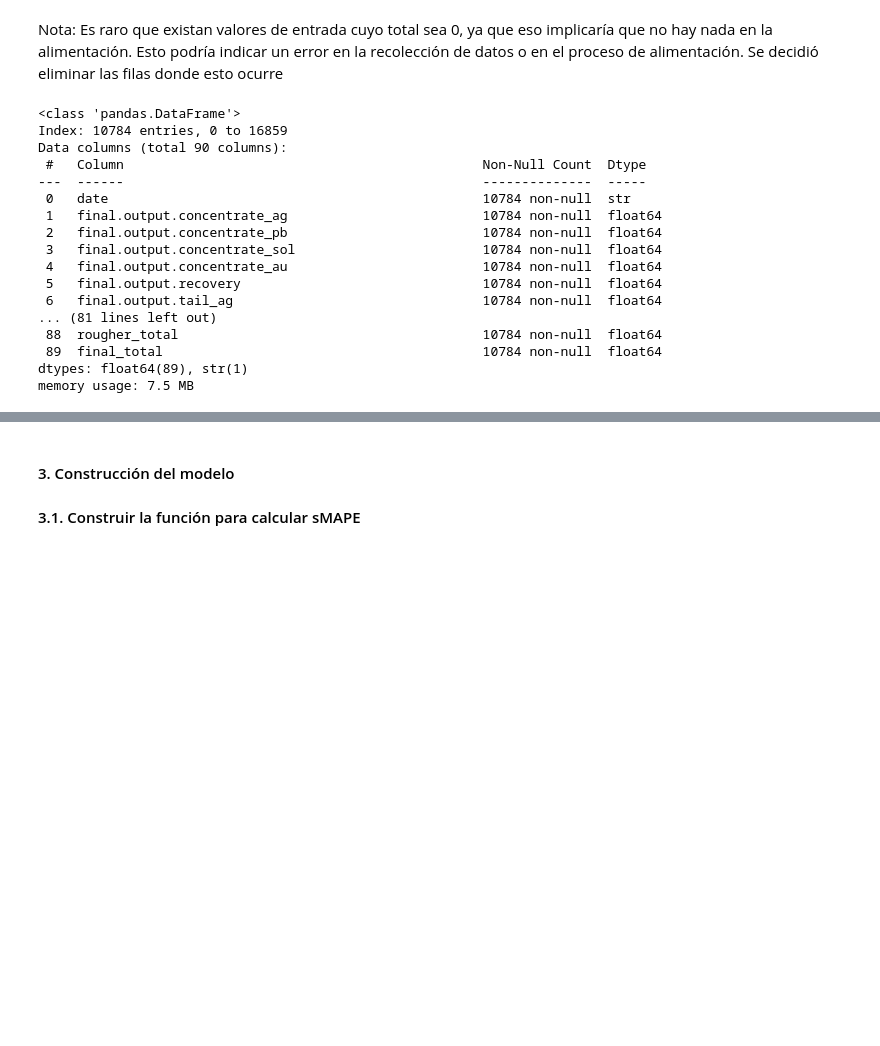
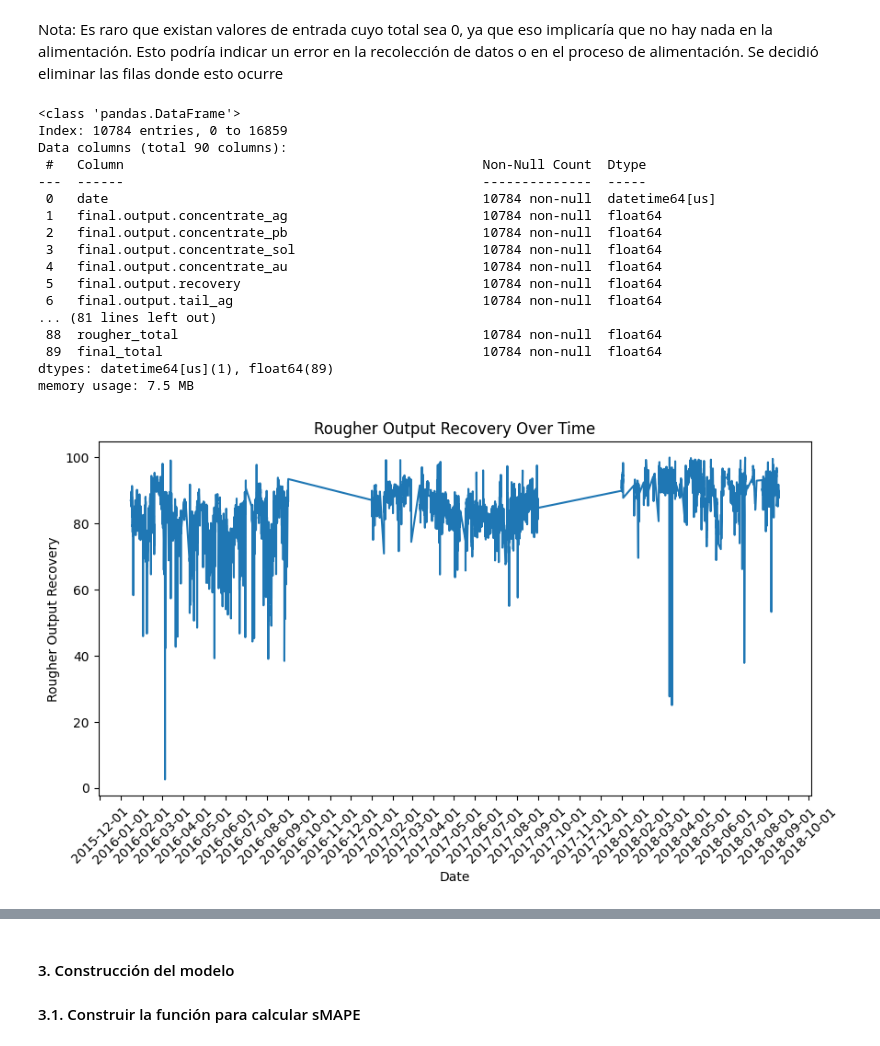
Before and after one commit to Fernandojbf123/proceso_de_extraccion_de_oro, a Jupyter notebook: main.ipynb, the cells around one changed output, grey strips where cells are left out. Drawn from its saved outputs; the diff is of its cells as text; code cells hidden in the pictures; blank space fills up the shorter version.

```diff
--- a/main.ipynb
+++ b/main.ipynb
@@ -82,6 +84,9 @@ Data columns (total 53 columns):
  52  secondary_cleaner.state.floatbank6_a_level  5840 non-null   float64
 dtypes: float64(52), str(1)
 memory usage: 2.4 MB
+# %%
+training_data["date"] = pd.to_datetime(training_data["date"], format="%Y-%m-%d %H:%M:%S")
+test_data["date"] = pd.to_datetime(test_data["date"], format="%Y-%m-%d %H:%M:%S")
 # %% [markdown]
 #### Conclusiones de 1.1
 
@@ -413,7 +414,7 @@ Index: 10784 entries, 0 to 16859
 Data columns (total 90 columns):
  #   Column                                              Non-Null Count  Dtype
 ---  ------                                              --------------  -----
- 0   date                                                10784 non-null  str
+ 0   date                                                10784 non-null  datetime64[us]
  1   final.output.concentrate_ag                         10784 non-null  float64
  2   final.output.concentrate_pb                         10784 non-null  float64
  3   final.output.concentrate_sol                        10784 non-null  float64
@@ -423,5 +424,20 @@ Data columns (total 90 columns):
 ... (81 lines left out)
  88  rougher_total                                       10784 non-null  float64
  89  final_total                                         10784 non-null  float64
-dtypes: float64(89), str(1)
+dtypes: datetime64[us](1), float64(89)
 memory usage: 7.5 MB
+# %%
+# Como los datos son una serie de tiempo, es interesante saber como es la distribución del target en el tiempo
+figure = plt.figure(figsize=(10,5))
+plt.plot(training_data["date"], training_data["rougher.output.recovery"])
+plt.xticks(rotation=45)
+plt.xticks(training_data["date"][::90])  # Establecer una marca cada 30 días
+plt.xlabel("Date")
+plt.ylabel("Rougher Output Recovery")
+plt.title("Rougher Output Recovery Over Time")
+plt.gca().xaxis.set_major_locator(mdates.MonthLocator())  # Marca principal cada mes
+plt.gca().xaxis.set_major_formatter(mdates.DateFormatter('%Y-%m-%d')) # Formato (ej. 'Jan', 'Feb')
+
+plt.show()
+# %% [output]
+[figure, added]
```
Also changed, not shown: parts of 44 cells of this notebook.
